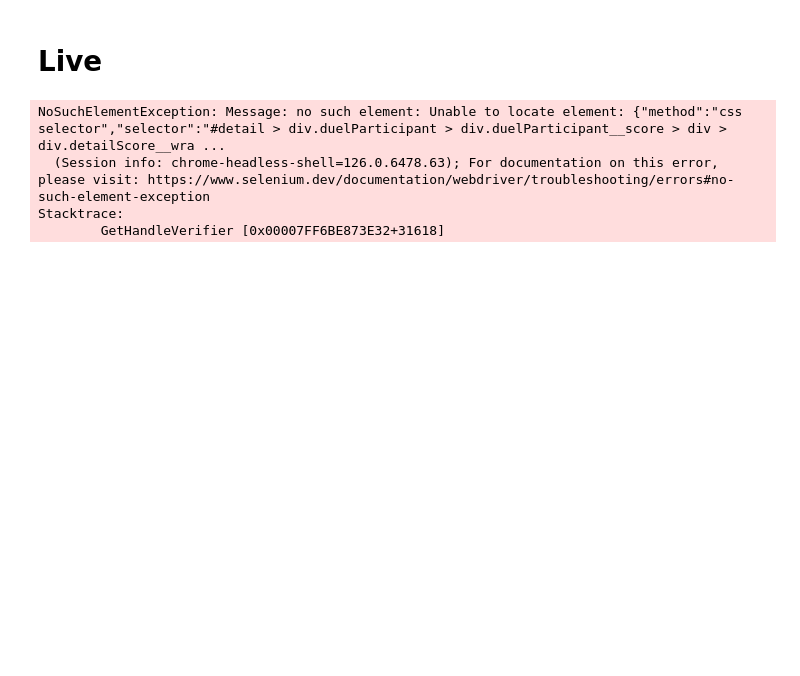
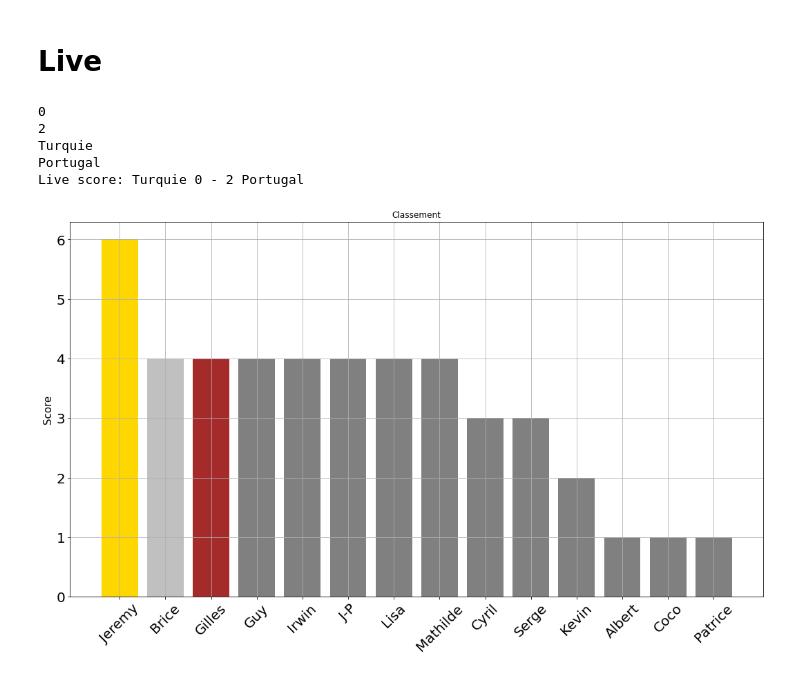
Before and after one commit to coraliegrobel/Classement, a Jupyter notebook: test2.ipynb, the cells around one changed output. Saved outputs shown, nothing was run; the diff lists cells and outputs as text; code cells hidden in the pictures; blank space fills up the shorter version.

Commit message:
Update classement plot

```diff
--- a/test2.ipynb
+++ b/test2.ipynb
@@ -195,35 +195,37 @@ while True:
         df.drop(int_ , axis = 1, inplace = True)
         score_columns = [col for col in df.columns if col.endswith('points')]
         df['total_score'] = df[score_columns].sum(axis=1)
         test = pd.DataFrame(df.groupby(["Participants"])["total_score"].max().sort_values(ascending=False))
         test.reset_index(inplace = True)
         affichage_2 = df[affichage].sort_values("total_score", ascending=False)
         affichage_2.to_html('classement_table.html', index=False)
         plt.figure(figsize=(18, 10))
-        plt.bar(test["Participants"],test["total_score"], color=['gold', 'silver', 'brown', "grey","grey","grey","grey","grey","grey","grey","grey","grey"])
+        plt.bar(test["Participants"],test["total_score"], color=['gold', 'silver', 'brown', "grey","grey","grey","grey","grey","grey","grey","grey","grey","grey","grey"])
 
         plt.ylabel('Score',fontsize=15)
         plt.title('Classement')
         plt.xticks(fontsize = 20, rotation = 45)
         plt.yticks(fontsize = 20)
         plt.grid(True)
         plt.savefig('classement.png')
         plt.show()
         plt.close
 
 
         status_output = subprocess.run(['git', 'status', '--porcelain'], capture_output=True, text=True).stdout.strip()
 
         if status_output:
             subprocess.run(['git', 'add', 'classement.png', 'index.html', 'classement_table.html',"test2.ipynb", "index.html","live_score.html"], check=True)
             subprocess.run(['git', 'commit', '-m', 'Update classement plot'], check=True)
             subprocess.run(['git', 'push'], check=True)
     finally:
         driver.quit()
     # Sleep for 4 minutes (4 minutes * 60 seconds)
     time.sleep(4 * 60)
 # %% [output]
-NoSuchElementException: Message: no such element: Unable to locate element: {"method":"css selector","selector":"#detail > div.duelParticipant > div.duelParticipant__score > div > div.detailScore__wra ...
-  (Session info: chrome-headless-shell=126.0.6478.63); For documentation on this error, please visit: https://www.selenium.dev/documentation/webdriver/troubleshooting/errors#no-such-element-exception
-Stacktrace:
-        GetHandleVerifier [0x00007FF6BE873E32+31618]
+0
+2
+Turquie
+Portugal
+Live score: Turquie 0 - 2 Portugal
+[figure, added]
```
